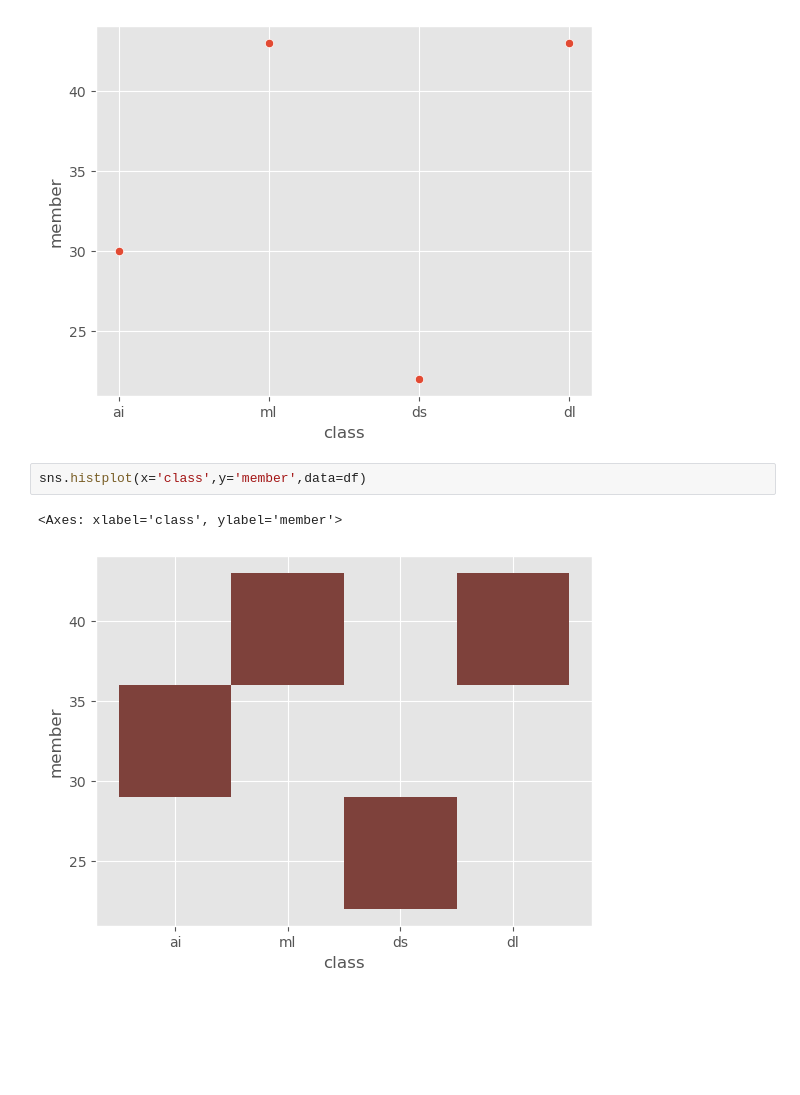
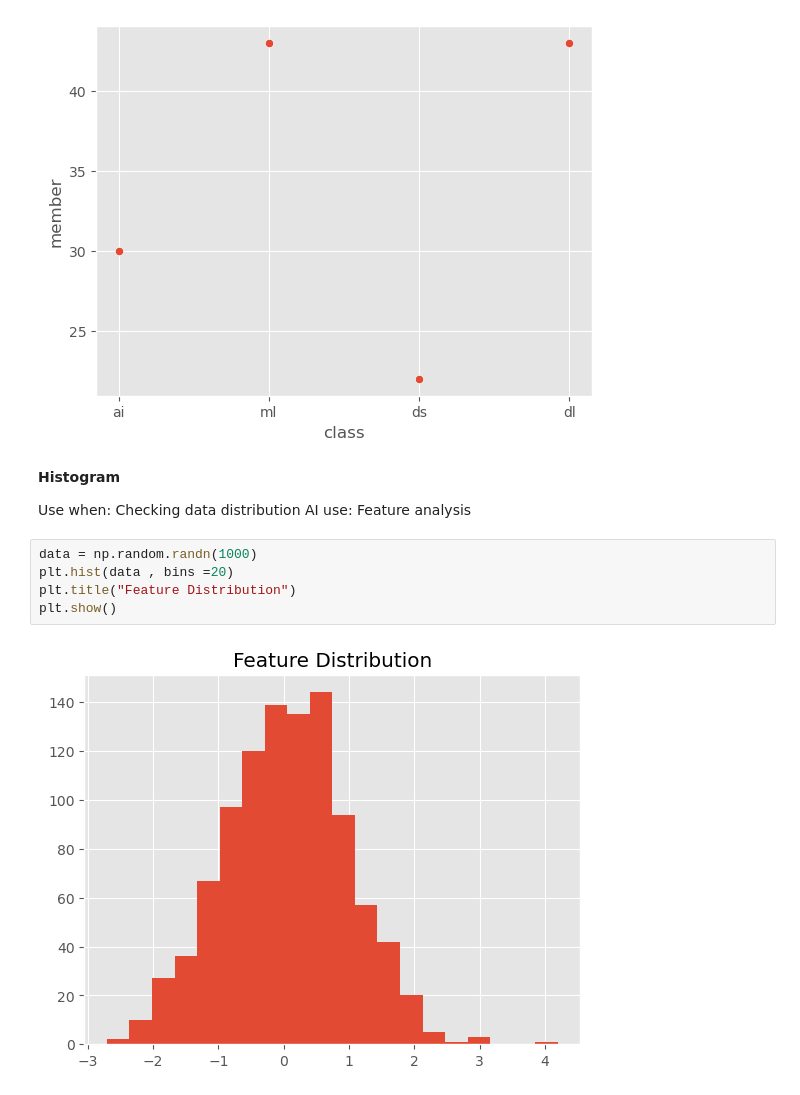
Before and after one commit to ziaulislam-mughal/Data-Visualizations-With-Matplotlib-Seaborn, a Jupyter notebook: data_visualization.ipynb, the cells around one changed output. Drawn from its saved outputs; the diff is of its cells as text; blank space fills up the shorter version.

```diff
--- a/data_visualization.ipynb
+++ b/data_visualization.ipynb
@@ -228,8 +242,14 @@ sns.scatterplot(x='class',y='member',data=df)
 # %% [output]
 <Axes: xlabel='class', ylabel='member'>
 [figure]
-# %%
-sns.histplot(x='class',y='member',data=df)
-# %% [output]
-<Axes: xlabel='class', ylabel='member'>
-[figure, removed]
+# %% [markdown]
+**Histogram**
+
+Use when: Checking data distribution AI use: Feature analysis
+# %%
+data = np.random.randn(1000)
+plt.hist(data , bins =20)
+plt.title("Feature Distribution")
+plt.show()
+# %% [output]
+[figure, added]
```
Also changed, not shown: parts of 21 cells of this notebook.
